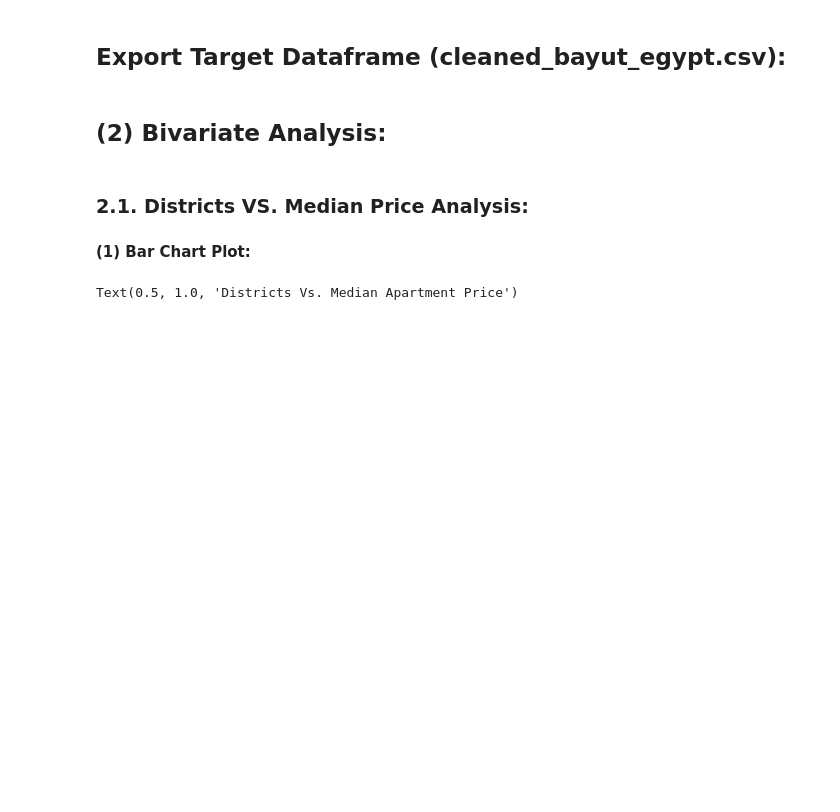
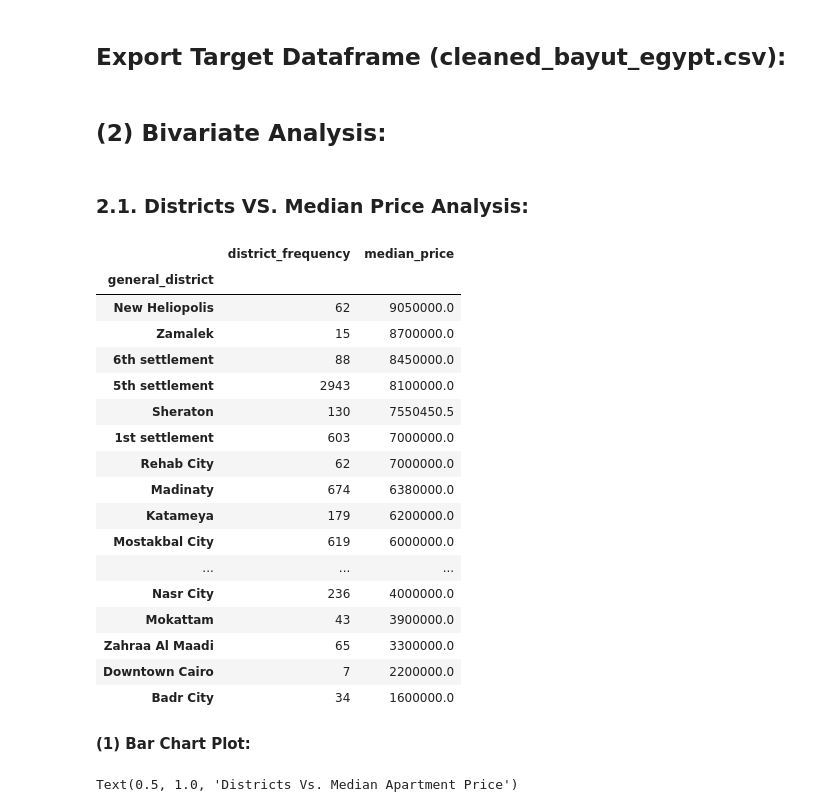
Before and after one commit to Geoshy/Bayut_Egypt_Real_Estate_Website_Data_Analysis_Project, a Jupyter notebook: Jupyter Notebooks/3_Bivariate_Analysis.ipynb, the cells around one changed output. Saved outputs shown, nothing was run; the diff lists cells and outputs as text; code cells hidden in the pictures; blank space fills up the shorter version.

```diff
--- a/Jupyter Notebooks/2_Bivariate_Analysis.ipynb
+++ b/Jupyter Notebooks/3_Bivariate_Analysis.ipynb
@@ -32,6 +32,27 @@ districts_price_group = df.groupby(
     by=['median_price'],
     ascending=False
 )
+# %%
+districts_price_group
+# %% [output]
+|  | district_frequency | median_price |
+| general_district |  |  |
+| New Heliopolis | 62 | 9050000.0 |
+| Zamalek | 15 | 8700000.0 |
+| 6th settlement | 88 | 8450000.0 |
+| 5th settlement | 2943 | 8100000.0 |
+| Sheraton | 130 | 7550450.5 |
+| 1st settlement | 603 | 7000000.0 |
+| Rehab City | 62 | 7000000.0 |
+| Madinaty | 674 | 6380000.0 |
+| Katameya | 179 | 6200000.0 |
+| Mostakbal City | 619 | 6000000.0 |
+| ... | ... | ... |
+| Nasr City | 236 | 4000000.0 |
+| Mokattam | 43 | 3900000.0 |
+| Zahraa Al Maadi | 65 | 3300000.0 |
+| Downtown Cairo | 7 | 2200000.0 |
+| Badr City | 34 | 1600000.0 |
 # %% [markdown]
 **(1) Bar Chart Plot:**
 # %%
```
Also changed, not shown: parts of 19 cells of this notebook, 3 other files.
